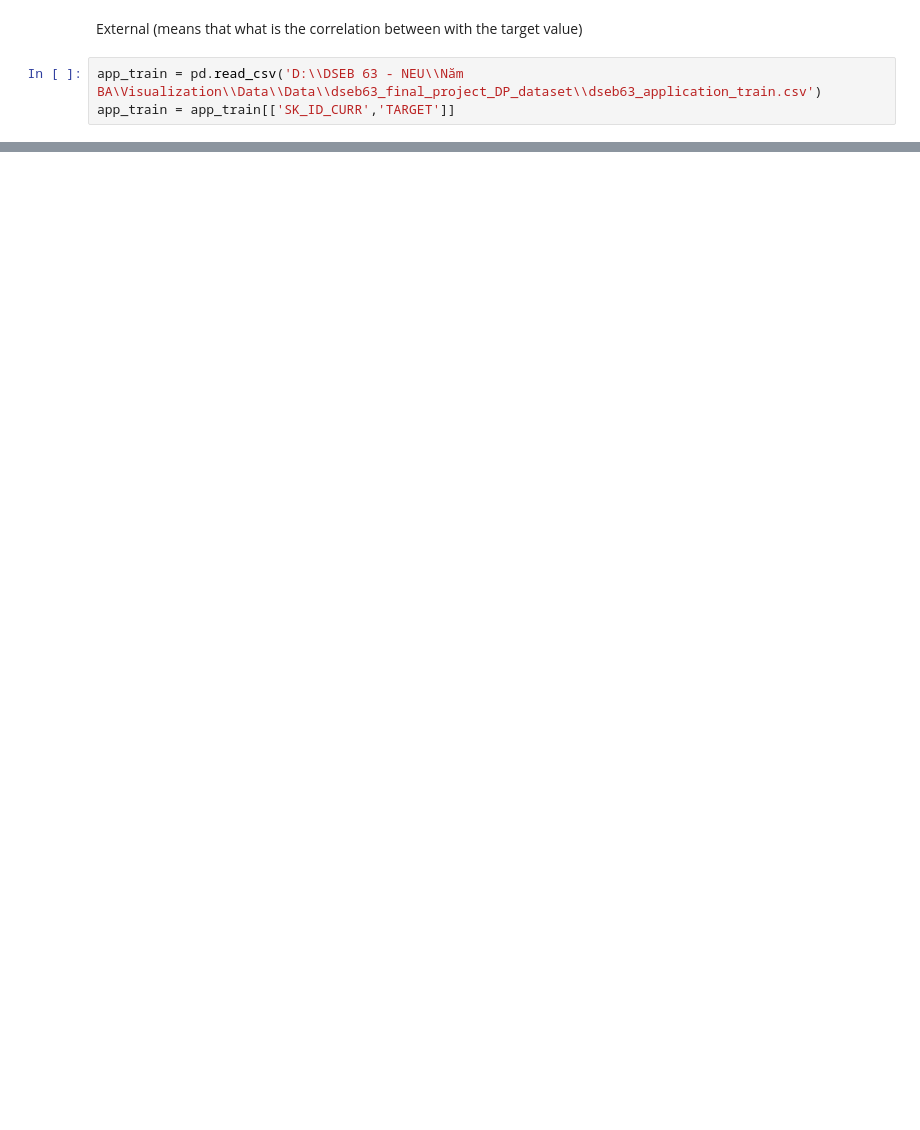
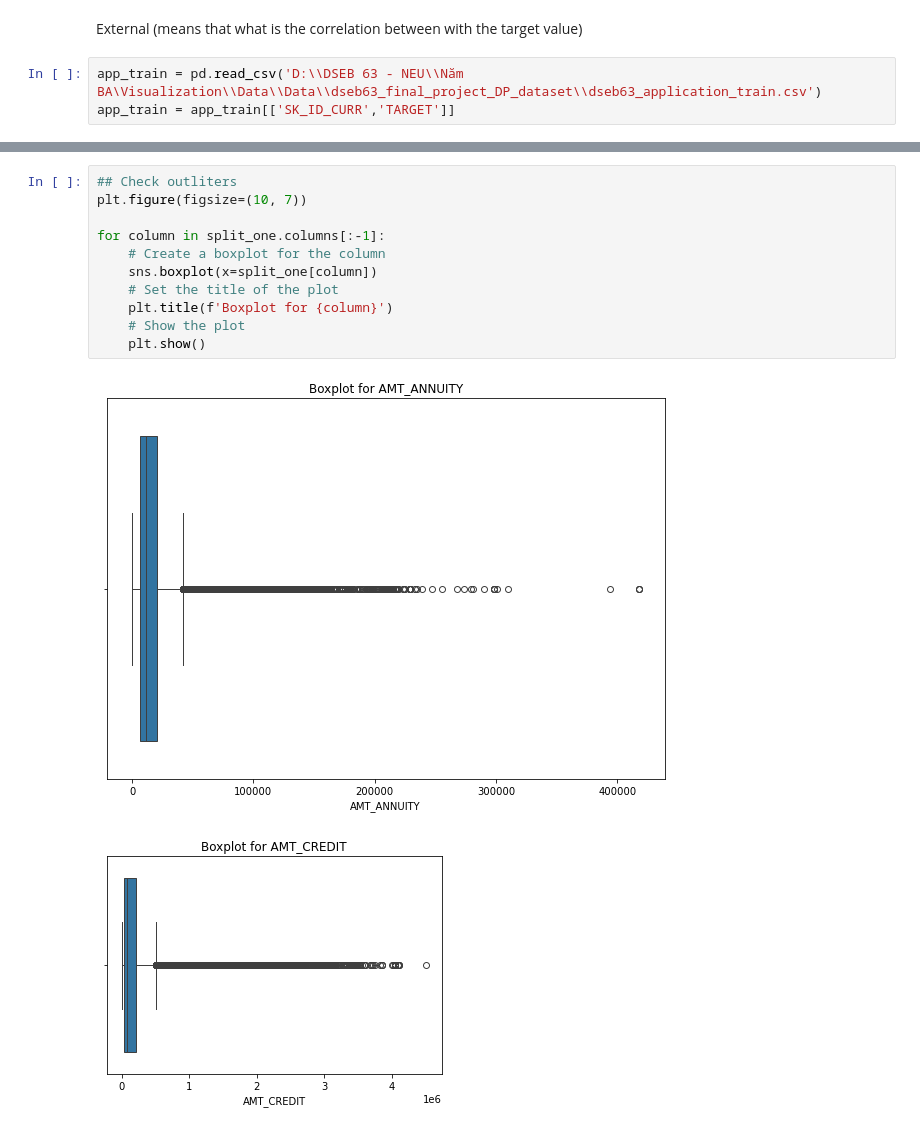
Before and after one commit to dunp7/Home-Default-Credit-Risk, a Jupyter notebook: Cleaning + EDA/Previous_app.ipynb, the cells around one changed output, grey strips where cells are left out. Cells and saved outputs as stored; diff of their text form; blank space fills up the shorter version.

```diff
--- a/Cleaning + EDA/Previous_app.ipynb
+++ b/Cleaning + EDA/Previous_app.ipynb
@@ -256,0 +273,14 @@ merge_table.head()
+# %%
+## Check outliters
+plt.figure(figsize=(10, 7))
+
+for column in split_one.columns[:-1]:
+    # Create a boxplot for the column
+    sns.boxplot(x=split_one[column])
+    # Set the title of the plot
+    plt.title(f'Boxplot for {column}')
+    # Show the plot
+    plt.show()
+# %% [output]
+[figure, added]
+[figure, added]
```
Also changed, not shown: parts of 47 cells of this notebook, 9 other files.
